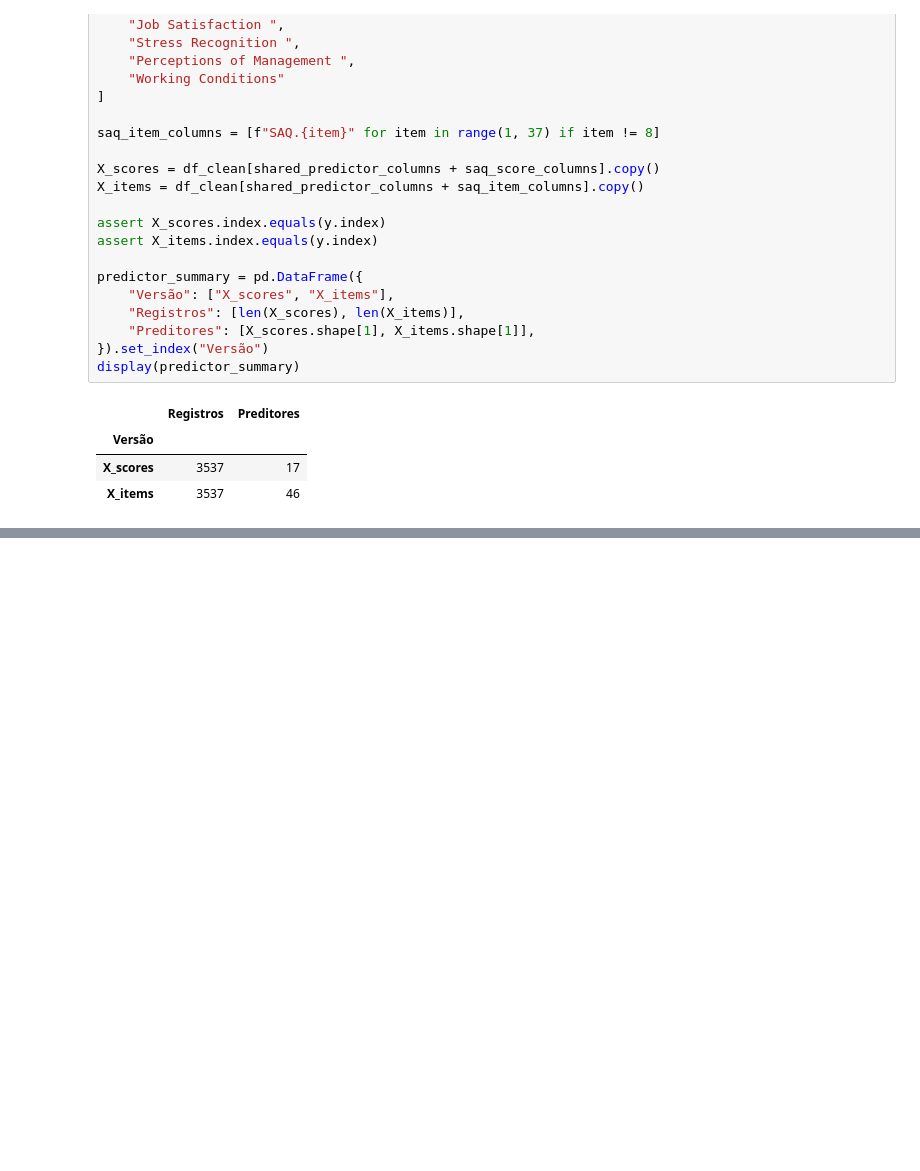
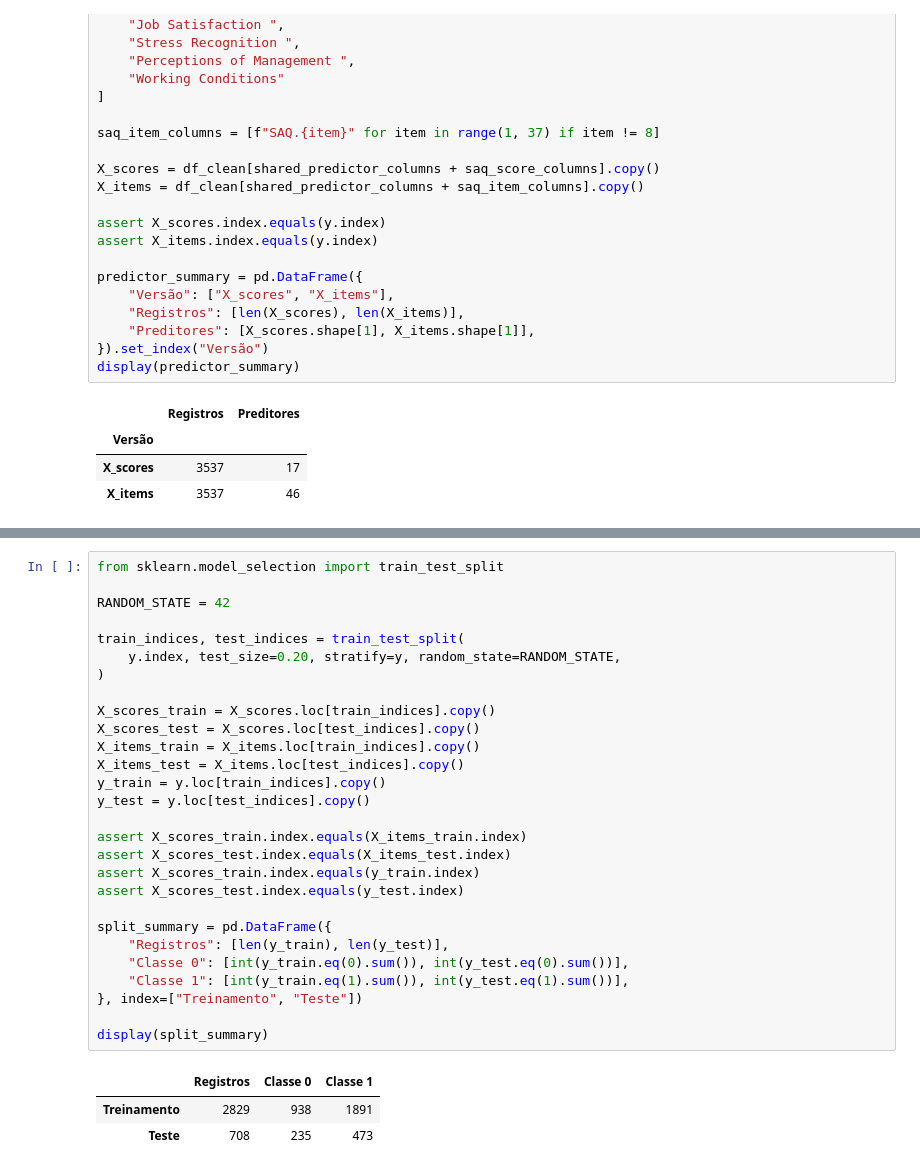
Before and after one commit to BrendonKappel/explainable-burnout-prediction, a Jupyter notebook: notebooks/burnout_prediction.ipynb, the cells around one changed output, grey strips where cells are left out. Saved outputs shown, nothing was run; the diff lists cells and outputs as text; blank space fills up the shorter version.

Commit message:
Data splitting and preparation for training

```diff
--- a/notebooks/burnout_prediction.ipynb
+++ b/notebooks/burnout_prediction.ipynb
@@ -575,0 +720,32 @@ display(predictor_summary)
+# %%
+from sklearn.model_selection import train_test_split
+
+RANDOM_STATE = 42
+
+train_indices, test_indices = train_test_split(
+    y.index, test_size=0.20, stratify=y, random_state=RANDOM_STATE,
+)
+
+X_scores_train = X_scores.loc[train_indices].copy()
+X_scores_test = X_scores.loc[test_indices].copy()
+X_items_train = X_items.loc[train_indices].copy()
+X_items_test = X_items.loc[test_indices].copy()
+y_train = y.loc[train_indices].copy()
+y_test = y.loc[test_indices].copy()
+
+assert X_scores_train.index.equals(X_items_train.index)
+assert X_scores_test.index.equals(X_items_test.index)
+assert X_scores_train.index.equals(y_train.index)
+assert X_scores_test.index.equals(y_test.index)
+
+split_summary = pd.DataFrame({
+    "Registros": [len(y_train), len(y_test)],
+    "Classe 0": [int(y_train.eq(0).sum()), int(y_test.eq(0).sum())],
+    "Classe 1": [int(y_train.eq(1).sum()), int(y_test.eq(1).sum())],
+}, index=["Treinamento", "Teste"])
+
+display(split_summary)
+# %% [output]
+|  | Registros | Classe 0 | Classe 1 |
+| Treinamento | 2829 | 938 | 1891 |
+| Teste | 708 | 235 | 473 |
```
Also changed, not shown: parts of 12 cells of this notebook.
